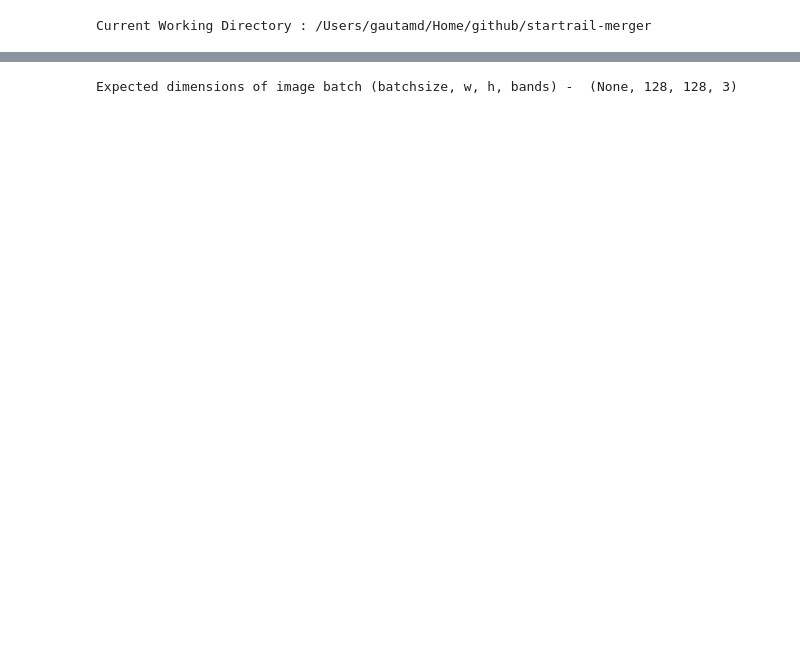
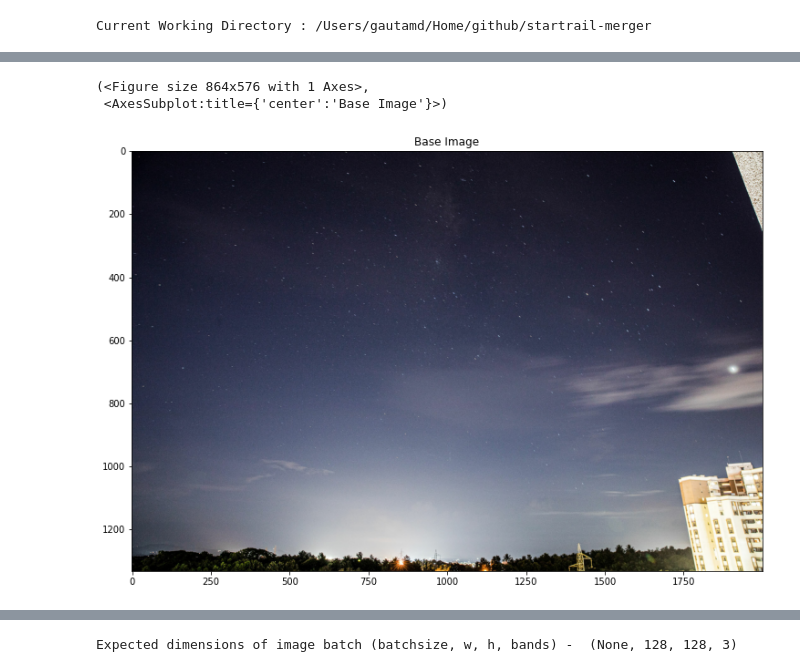
Before and after one commit to gd-codes/startrail-merger, a Jupyter notebook: script2.ipynb, the cells around one changed output, grey strips where cells are left out. Saved outputs shown, nothing was run; the diff lists cells and outputs as text; code cells hidden in the pictures; blank space fills up the shorter version.

```diff
--- a/script2.ipynb
+++ b/script2.ipynb
@@ -36,3 +51,15 @@ if os.path.abspath(BASE_PATH) in _abs_source:
     SOURCE_PATH.pop(_abs_source.index(os.path.abspath(BASE_PATH)))
 # %% [output]
 Current Working Directory : /Users/gautamd/Home/github/startrail-merger
+# %%
+def displayimg(arr, title=None, figsize=(12, 8), close=None):
+    """Use matplotlib to display an image"""
+
+    fax = fig, ax = plt.subplots(figsize=figsize)
+    ax.imshow(tf.keras.utils.array_to_img(arr))
+    if title :
+        ax.set_title(title)
+    fig.subplots_adjust(bottom=0, top=1, left=0.1, right=0.9)
+    if isinstance(close, plt.Figure) :
+        plt.close(close)
+    return fax
@@ -38,0 +76,13 @@ Current Working Directory : /Users/gautamd/Home/github/startrail-merger
+# %%
+baseImg = tf.io.decode_image(tf.io.read_file(BASE_PATH))
+
+SLICE = (0, 0, *tuple(baseImg.shape)[1::-1])
+# SLICE = (2000, 500, 3500, 1500)
+
+assert SLICE[2] > SLICE[1] >= 0 and SLICE[3] > SLICE[0] >= 0, "Invalid bounding box"
+
+displayimg(baseImg[SLICE[0]:SLICE[3], SLICE[1]:SLICE[2]], "Base Image")
+# %% [output]
+(<Figure size 864x576 with 1 Axes>,
+ <AxesSubplot:title={'center':'Base Image'}>)
+[figure, added]
```
Also changed, not shown: parts of 13 cells of this notebook, 1 other file.
